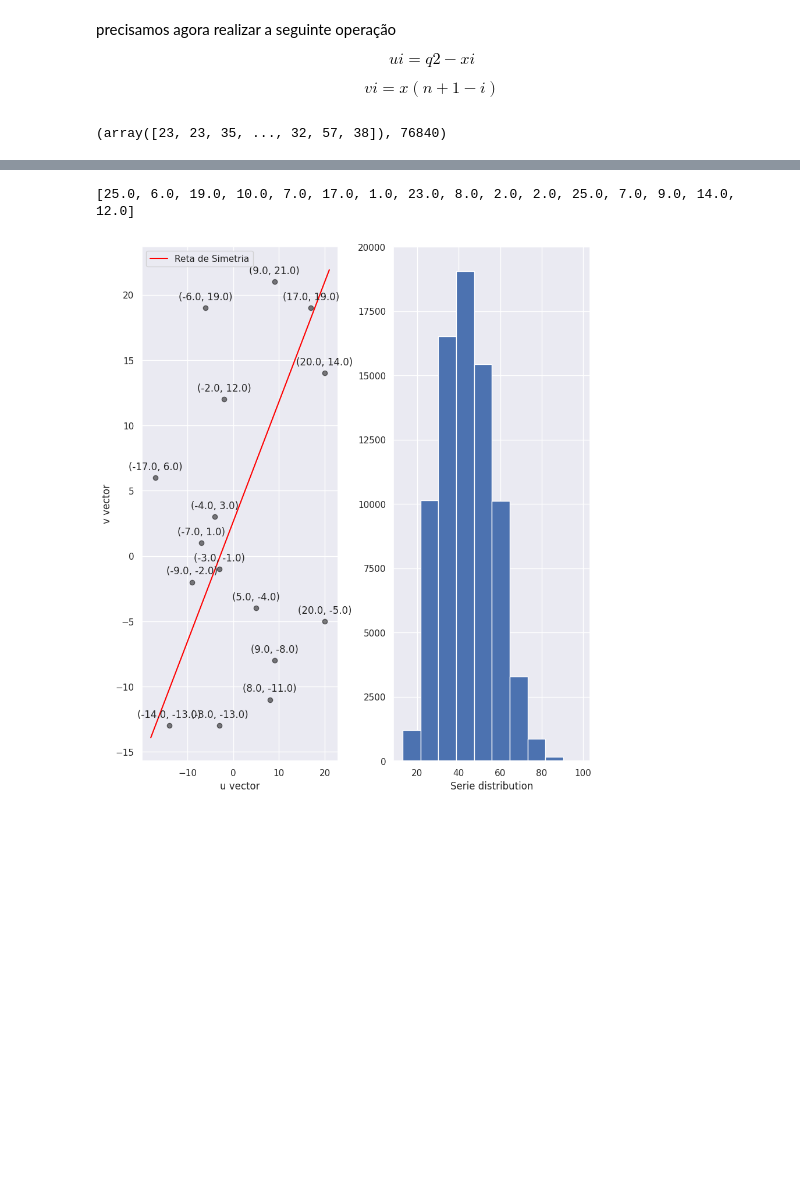
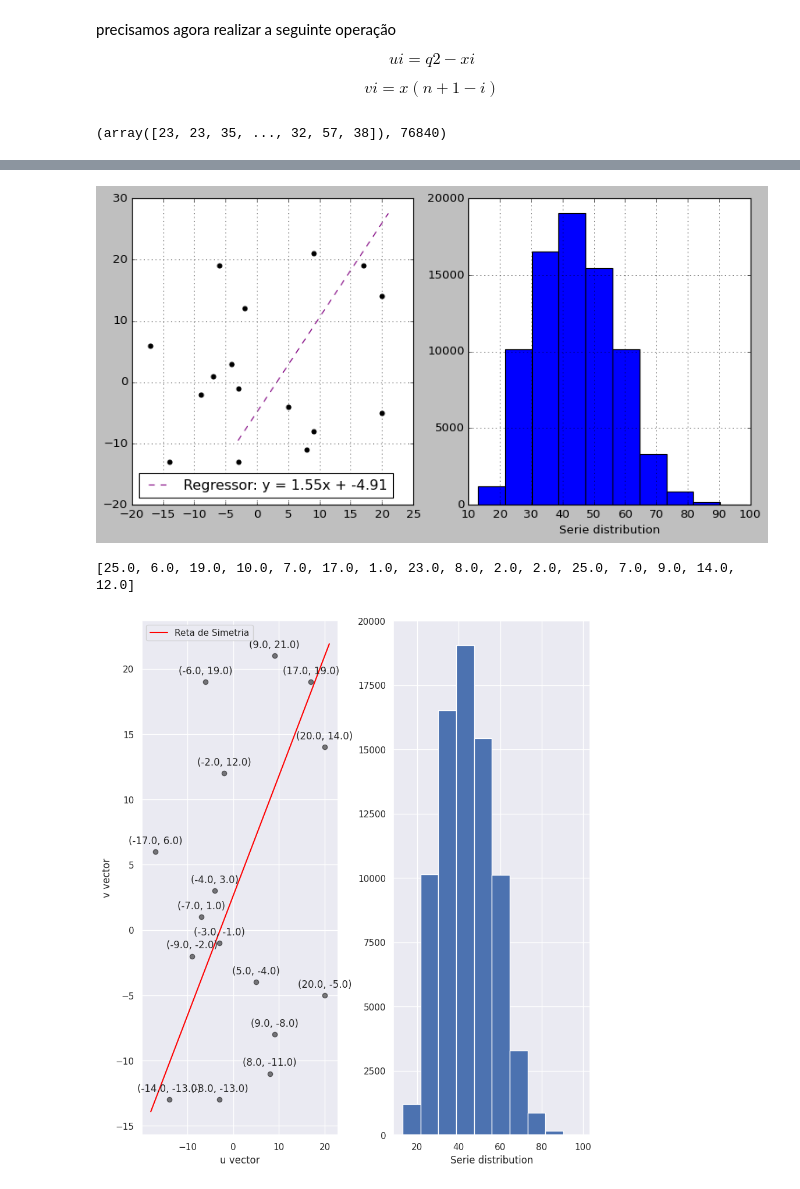
Before and after one commit to cantaruttim/Rotinas, a Jupyter notebook: estudos.ipynb, the cells around one changed output, grey strips where cells are left out. Drawn from its saved outputs; the diff is of its cells as text; code cells hidden in the pictures; blank space fills up the shorter version.

```diff
--- a/estudos.ipynb
+++ b/estudos.ipynb
@@ -90,3 +93,36 @@ plotting_similarity(u, v);
+# %%
+def sklearn_regressionLine(u, v):
+
+
+  X_train, X_test, y_train, y_test = train_test_split(u, v, test_size = 0.2, random_state=42)
+
+  m_test = ( (max(v) - min(v))  / (max(X_test) - min(X_test)))
+  b_test = np.min(y_test) - m_test * np.min(X_test)
+  X_values_test = [np.min(X_test) - 1, np.max(X_test) + 1]
+  y_values_test = [m_test * x_val_test + b_test for x_val_test in X_values_test]
+
+  fig, ax = plt.subplots(1, 2, figsize=(9.5,5), layout='constrained')
+
+  ax[0].scatter(u, v, color = 'black')
+
+  ## Reta com o Regressor Linear
+  ax[0].plot(X_values_test, y_values_test, color = 'purple', linestyle = '--',
+          label = "Regressor: y = {:.2f}x + {:.2f}".format(m_test, b_test))
+
+
+  ax[0].legend(loc="lower left")
+  ax[0].grid(True)
+
+  ## Personalizar conforme o desvio
+  ax[1].hist(l)
+  ax[1].set_xlabel("Serie distribution")
+  ax[1].grid(True)
+
+  return plt.show()
+
+sklearn_regressionLine(u, v)
+# %% [output]
+[figure, added]
 # %%
 def identifica_ponto(u, y):
   return math.sqrt((u - y) ** 2)
```
Also changed, not shown: parts of 2 cells of this notebook.
